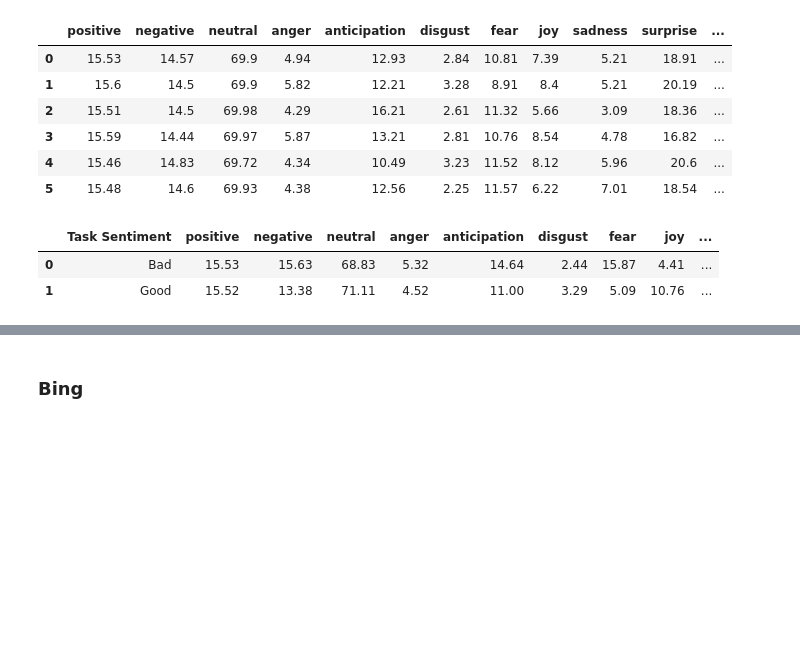
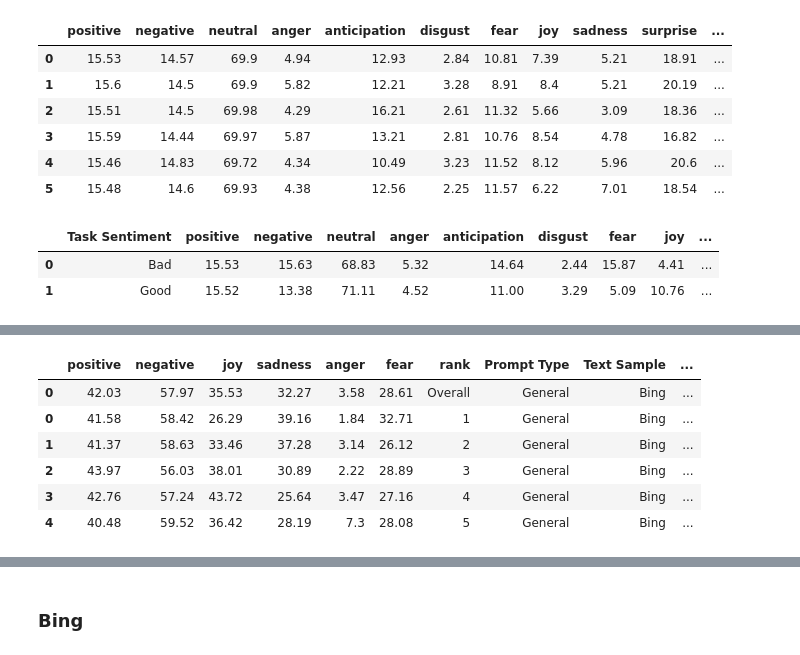
Before and after one commit to HrishitaC/InsideOut2, a Jupyter notebook: Code/analysis.ipynb, the cells around one changed output, grey strips where cells are left out. Cells and saved outputs as stored; diff of their text form; code cells hidden in the pictures; blank space fills up the shorter version.

```diff
--- a/Code/analysis.ipynb
+++ b/Code/analysis.ipynb
@@ -162,0 +184,18 @@ IO_lexicon_EM_task_sentiment
+# %%
+IO_semantic_GEN_avg_overall = IO_semantic.loc[IO_semantic["QID"].str.startswith("qGEN")].mean(numeric_only=True).round(2).drop("rank")
+IO_semantic_GEN_avg_overall["rank"] = "Overall"
+IO_semantic_GEN_avg_rankwise = IO_semantic.loc[IO_semantic["QID"].str.startswith("qGEN")].groupby("rank").mean(numeric_only=True).round(2).reset_index()
+IO_semantic_GEN_avg = pd.concat([IO_semantic_GEN_avg_overall.to_frame().T, IO_semantic_GEN_avg_rankwise])
+IO_semantic_GEN_avg["Prompt Type"] = ["General"]*len(IO_semantic_GEN_avg)
+IO_semantic_GEN_avg["Text Sample"] = ["Bing"]*len(IO_semantic_GEN_avg)
+IO_semantic_GEN_avg["Task Sentiment"] = ["Overall"]*len(IO_semantic_GEN_avg)
+IO_semantic_GEN_avg["Analysis"] = ["Semantic"]*len(IO_semantic_GEN_avg)
+IO_semantic_GEN_avg
+# %% [output]
+|  | positive | negative | joy | sadness | anger | fear | rank | Prompt Type | Text Sample | ... |
+| 0 | 42.03 | 57.97 | 35.53 | 32.27 | 3.58 | 28.61 | Overall | General | Bing | ... |
+| 0 | 41.58 | 58.42 | 26.29 | 39.16 | 1.84 | 32.71 | 1 | General | Bing | ... |
+| 1 | 41.37 | 58.63 | 33.46 | 37.28 | 3.14 | 26.12 | 2 | General | Bing | ... |
+| 2 | 43.97 | 56.03 | 38.01 | 30.89 | 2.22 | 28.89 | 3 | General | Bing | ... |
+| 3 | 42.76 | 57.24 | 43.72 | 25.64 | 3.47 | 27.16 | 4 | General | Bing | ... |
+| 4 | 40.48 | 59.52 | 36.42 | 28.19 | 7.3 | 28.08 | 5 | General | Bing | ... |
```
Also changed, not shown: parts of 8 cells of this notebook, 4 other files.
